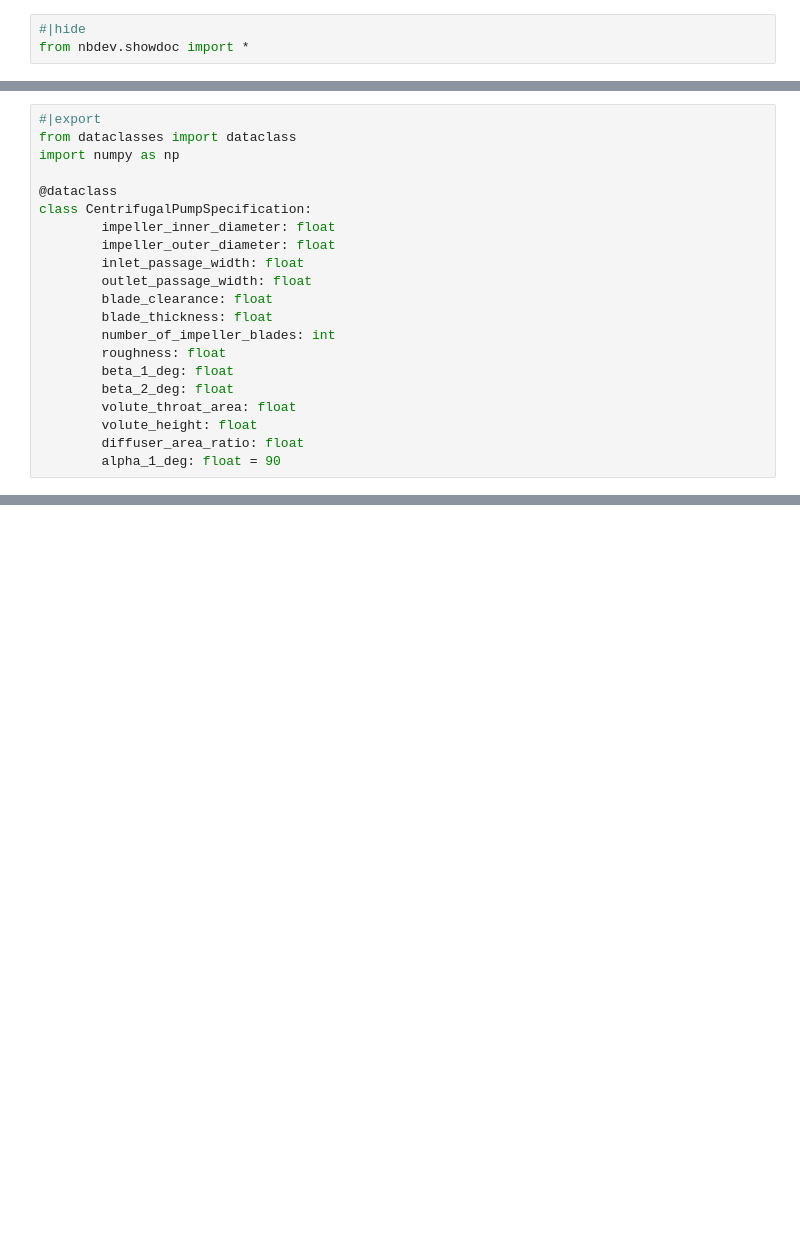
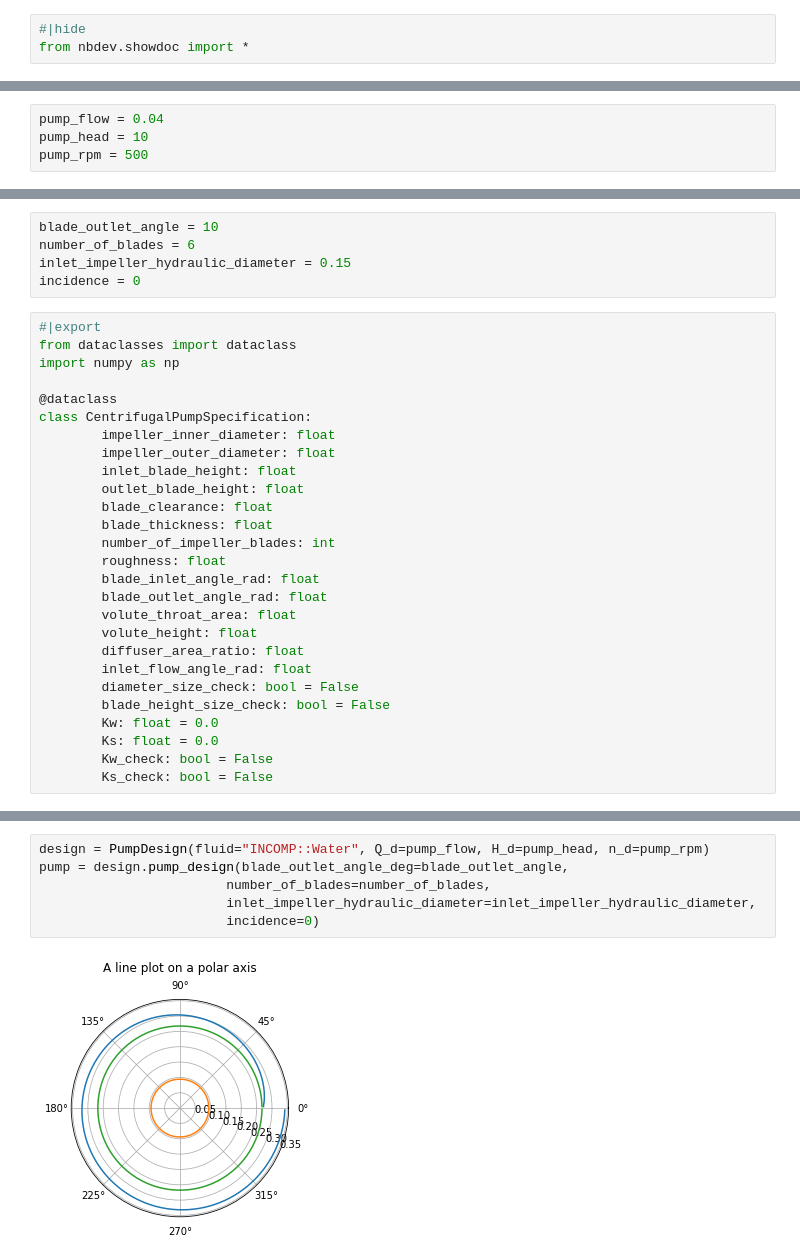
Before and after one commit to jurgbn/centrifugal_pump, a Jupyter notebook: 00_core.ipynb, the cells around one changed output, grey strips where cells are left out. Cells and saved outputs as stored; diff of their text form; blank space fills up the shorter version.

```diff
--- a/00_core.ipynb
+++ b/00_core.ipynb
@@ -9,0 +14,4 @@ from nbdev.showdoc import *
+# %%
+pump_flow = 0.04
+pump_head = 10
+pump_rpm = 500
@@ -10,3 +20,8 @@ from nbdev.showdoc import *
+# %%
+blade_outlet_angle = 10
+number_of_blades = 6
+inlet_impeller_hydraulic_diameter = 0.15
+incidence = 0
 # %%
 #|export
 from dataclasses import dataclass
@@ -16,15 +31,21 @@ import numpy as np
 class CentrifugalPumpSpecification:
         impeller_inner_diameter: float
         impeller_outer_diameter: float
-        inlet_passage_width: float
-        outlet_passage_width: float
+        inlet_blade_height: float
+        outlet_blade_height: float
         blade_clearance: float
         blade_thickness: float
         number_of_impeller_blades: int
         roughness: float
-        beta_1_deg: float
-        beta_2_deg: float
+        blade_inlet_angle_rad: float
+        blade_outlet_angle_rad: float
         volute_throat_area: float
         volute_height: float
         diffuser_area_ratio: float
-        alpha_1_deg: float = 90
+        inlet_flow_angle_rad: float
+        diameter_size_check: bool = False
+        blade_height_size_check: bool = False
+        Kw: float = 0.0
+        Ks: float = 0.0
+        Kw_check: bool = False
+        Ks_check: bool = False
@@ -47,0 +184,8 @@ pump_test = CentrifugalPumpSpecification(
+# %%
+design = PumpDesign(fluid="INCOMP::Water", Q_d=pump_flow, H_d=pump_head, n_d=pump_rpm)
+pump = design.pump_design(blade_outlet_angle_deg=blade_outlet_angle,
+                        number_of_blades=number_of_blades,
+                        inlet_impeller_hydraulic_diameter=inlet_impeller_hydraulic_diameter,
+                        incidence=0)
+# %% [output]
+[figure, added]
```
Also changed, not shown: parts of 22 cells of this notebook, 1 other file.
